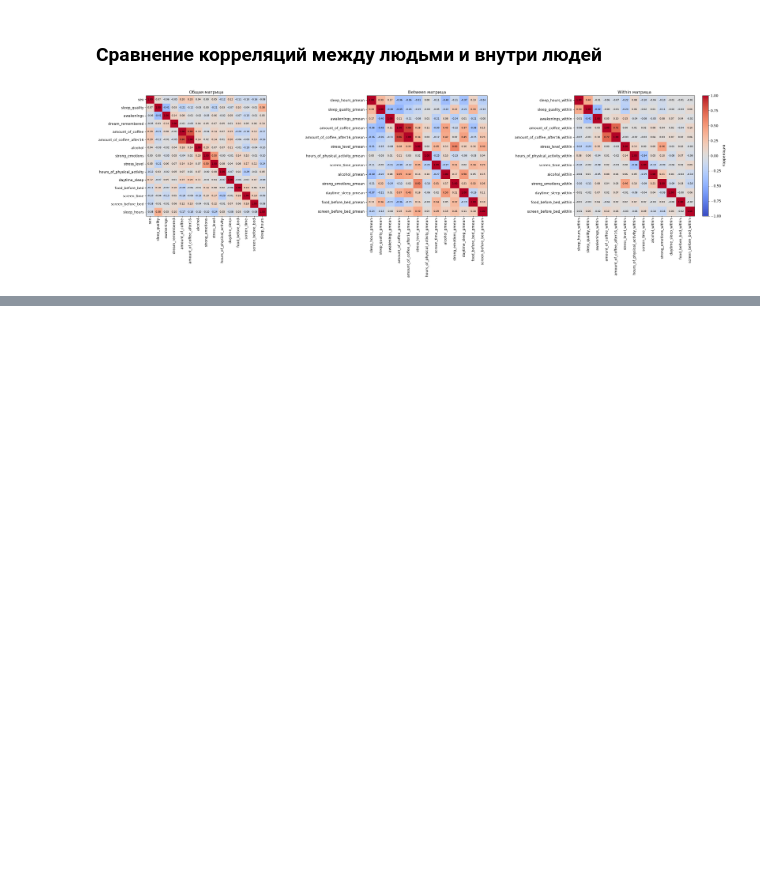
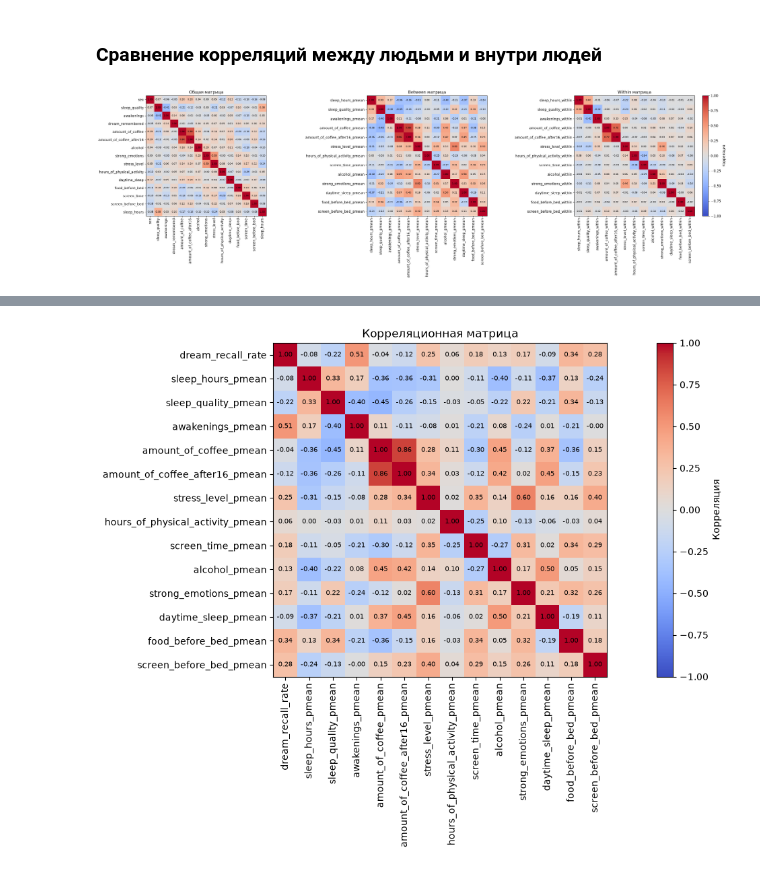
Before and after one commit to EnemyOfDeath7/dream-project, a Jupyter notebook: dream.ipynb, the cells around one changed output, grey strips where cells are left out. Cells and saved outputs as stored; diff of their text form; code cells hidden in the pictures; blank space fills up the shorter version.

Commit message:
v8: Analysis of the target variable and its relationship with between- and within-group components, including errors.

```diff
--- a/dream.ipynb
+++ b/dream.ipynb
@@ -1074,0 +1079,6 @@ plt.show()
+# %%
+dream_recall_table = (df.groupby("participant_id").agg(dream_recall_rate=("dream_remembered", "mean"), n_nights=("dream_remembered", "size")).reset_index())
+
+dream_recall_table["dream_recall_rate"] *= 100
+
+dream_recall_table
@@ -1074,0 +1117,5 @@ plt.show()
+# %%
+between_cols.append("participant_id")
+with_in_cols.append("participant_id")
+
+dream_recall_table[["participant_id", "dream_recall_rate"]]
@@ -1074,0 +1140,3 @@ plt.show()
+# %%
+between_target = pd.merge(dream_recall_table[["participant_id", "dream_recall_rate"]], between_within[between_cols], on="participant_id", how="right").drop("participant_id", axis=1)
+between_target
@@ -1074,0 +1157,3 @@ plt.show()
+# %%
+corr_between_target = between_target.corr()
+corr_between_target
@@ -1074,0 +1176,22 @@ plt.show()
+# %%
+fig, ax = plt.subplots(figsize=(15, 8))
+
+im = ax.imshow(corr_between_target, vmin=-1, vmax=1, cmap="coolwarm")
+
+ax.set_title("Корреляционная матрица")
+ax.set_yticks(range(len(corr_between_target.columns)))
+ax.set_yticklabels(corr_between_target.columns, fontsize=10, rotation=0)
+ax.set_xticks(range(len(corr_between_target.columns)))
+ax.set_xticklabels(corr_between_target.columns, fontsize=10, rotation=90)
+
+for i in range(len(corr_between_target.columns)):
+    for j in range(len(corr_between_target.columns)):
+        val = corr_between_target.iloc[i, j]
+        ax.text(j, i, f"{val:.2f}",  ha="center", va="center", fontsize=7)
+
+fig.colorbar(im, ax=ax, label="Корреляция")
+
+plt.tight_layout()
+plt.show()
+# %% [output]
+[figure, added]
```
Also changed, not shown: parts of 10 cells of this notebook.
